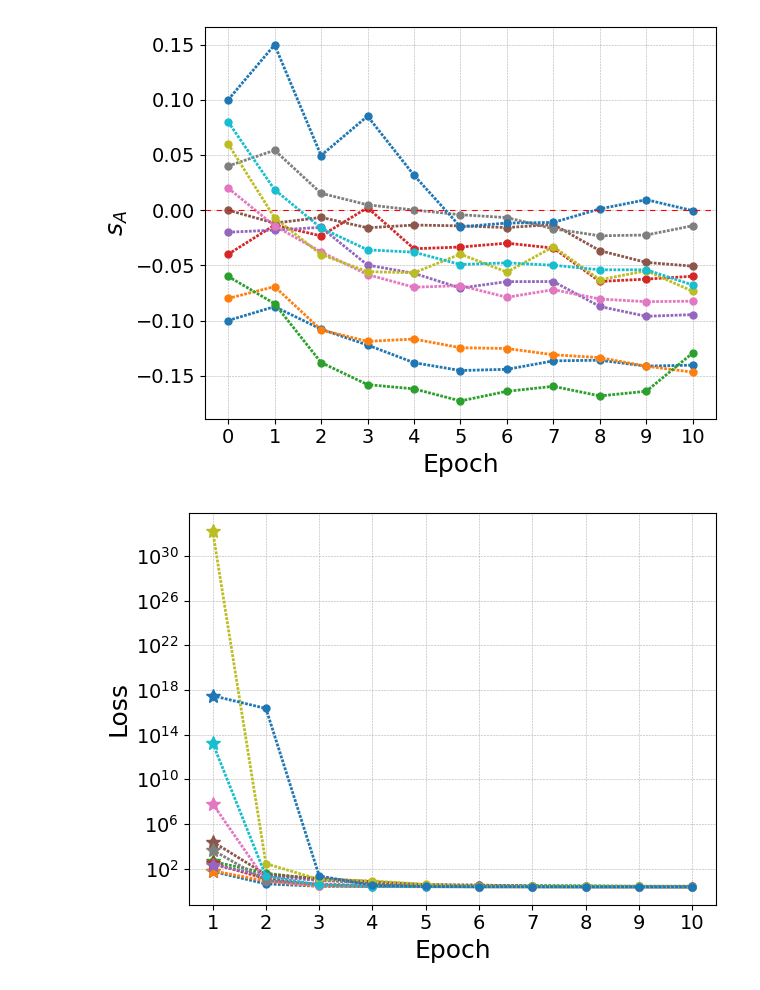
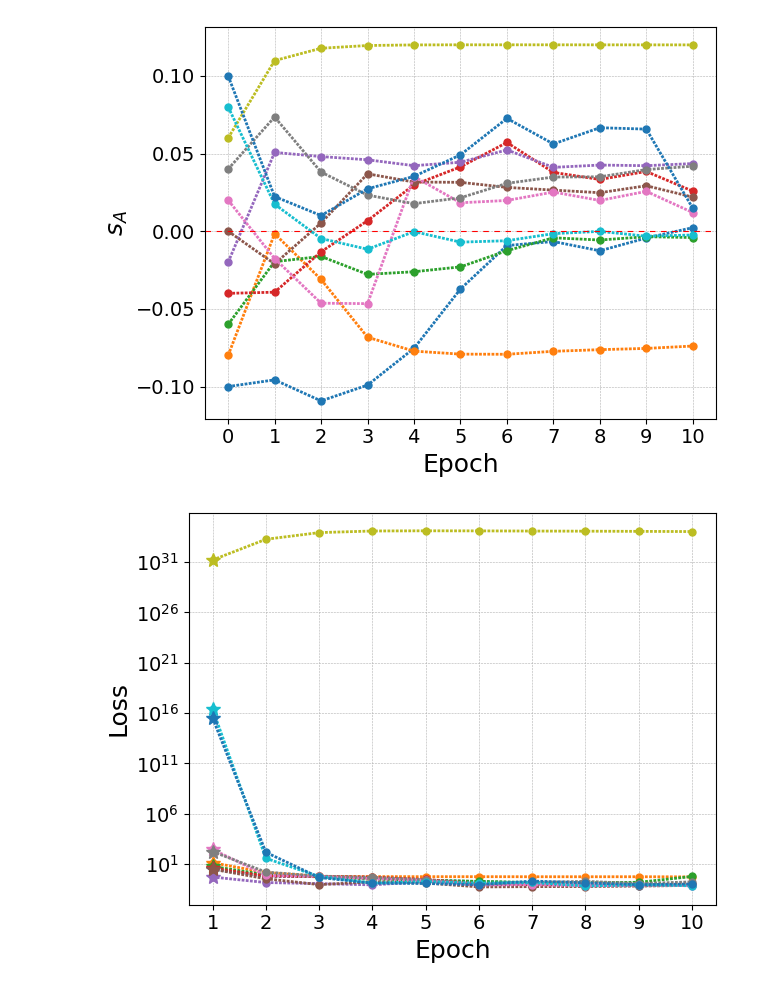
Before and after one commit to Arya-Honarpisheh/gen_err_sel_ssm, a Jupyter notebook: plot_sA_T.ipynb, the cells around one changed output. Drawn from its saved outputs; the diff is of its cells as text; code cells hidden in the pictures.

```diff
--- a/plot_sA_T.ipynb
+++ b/plot_sA_T.ipynb
@@ -8,7 +8,7 @@ import matplotlib.pyplot as plt
 # Choose parameters to load the model
 experiment = "stability_margin_T"
 # Choose the dataset
-dataset = "listops"  # "imdb" or "majority" or "listops"
+dataset = "majority"  # "imdb" or "majority" or "listops"
 # Choose between T and s_A variation for sweeping
 sweep_param = "sA"  # Choose T or sA
 
@@ -32,7 +32,7 @@ if dataset == "imdb":
     seed = 1                            # Random seed
 elif dataset == "majority":
     if sweep_param == "sA":
-        T_values = [300]
+        T_values = [250]
         s_A_values = [-0.1, -0.08, -0.06, -0.04, -0.02, 0.0, 0.02, 0.04, 0.06, 0.08, 0.1]
     elif sweep_param == "T":
         T_values = [50, 100, 150, 200, 250, 300]
@@ -157,7 +157,7 @@ plt.tight_layout()
 # plt.ylim(-0.2, 0.2)
 plt.savefig(f'results/{experiment}/{dataset}/sweep_{sweep_param}.pdf', dpi=300, bbox_inches='tight')
 # %% [output]
-[figure, old version]
+[figure, new version]
 # %%
 # Plot the epoch loss for each T in a log plot
 # For each file, read the loss values for all epochs and store them in a list
@@ -172,32 +172,31 @@ for log in logs:
         else:
             loss_values.append(float(row[loss_index]))
     loss_values_all.append(loss_values)
 
 # Order the loss values wrt the first elements of the list only
 # Plot all loss values on the same plot with the legend being initial stability margin
 plt.figure
 
 for i, loss_values in enumerate(loss_values_all):
     color = f"C{i}"
     if sweep_param == "T":
         plt.plot(range(1, len(loss_values)), loss_values[1:], label=f"{T_values[i]:.0f}", marker='.', linestyle='--', dashes=(1, 0.5), markersize=markerSize, linewidth=lineWidth)
         legend = plt.legend(title=r"T", bbox_to_anchor=(1, 0.59), loc='upper right', fontsize=legendFontSize)
     elif sweep_param == "sA":
         plt.plot(range(1, len(loss_values)), loss_values[1:], marker='.', linestyle='--', dashes=(1, 0.5), markersize=markerSize, linewidth=lineWidth, color=color)
     else:
         raise ValueError("Invalid sweep_param, choose T or sA")
     # Place a '*' marker at the first visible point, i.e., epoch 1
     plt.plot(1, loss_values[1], marker='*', markersize=markerSize, color=color, linestyle='None')
 
 plt.xlabel("Epoch", fontsize=18)
 plt.ylabel("Loss", fontsize=18)
 plt.yscale("log")
 plt.xticks(range(1, len(loss_values)), fontsize=axisFontSize)
 plt.yticks(fontsize=axisFontSize)
 plt.margins(0.05)
 plt.grid(True, which='both', linestyle='--', linewidth=gridWidth)
 plt.tight_layout()
-legend.get_title().set_fontsize(12)
 plt.savefig(f'results/{experiment}/{dataset}/loss_{sweep_param}.pdf', dpi=300, bbox_inches='tight')
 # %% [output]
-[figure, old version]
+[figure, new version]
```
Also changed, not shown: parts of 1 cell of this notebook, 38 other files.
